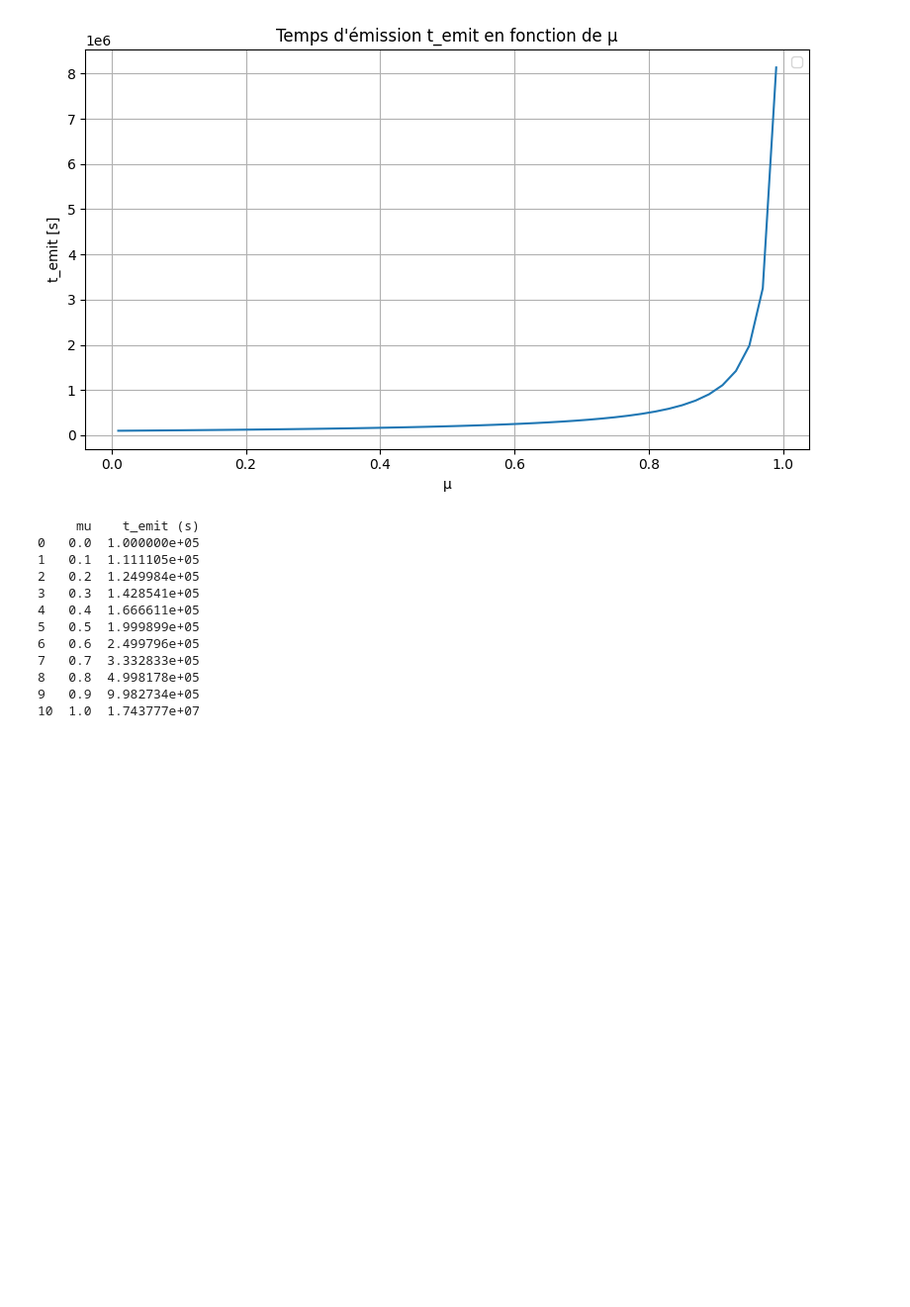
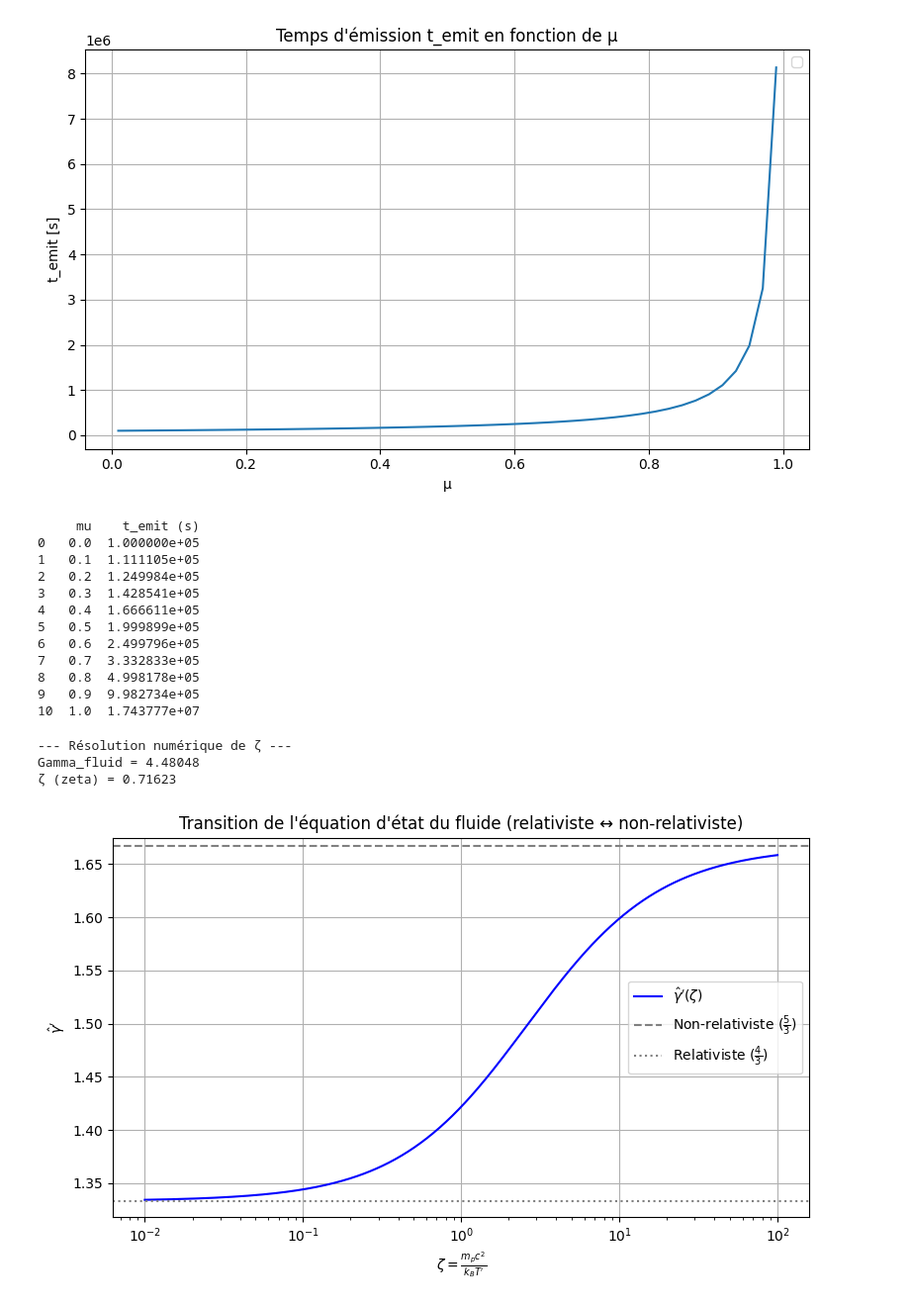
Before and after one commit to KSourya/Stage-M1, a Jupyter notebook: Stage_GRB.ipynb, the cells around one changed output. Shown at 99% size. Drawn from its saved outputs; the diff is of its cells as text; code cells hidden in the pictures; blank space fills up the shorter version.

Commit message:
zeta

```diff
--- a/Stage_GRB.ipynb
+++ b/Stage_GRB.ipynb
@@ -279,3 +314,36 @@ print(df)
 8   0.8  4.998178e+05
 9   0.9  9.982734e+05
 10  1.0  1.743777e+07
+# %%
+#Test méthode zeta
+Gamma_fluid, n_prime, e_prime = jet.downstream_properties(t_emit)
+zeta = jet.compute_zeta(Gamma_fluid)
+
+print("\n--- Résolution numérique de ζ ---")
+print(f"Gamma_fluid = {Gamma_fluid:.5f}")
+print(f"ζ (zeta) = {zeta:.5f}")
+# %% [output]
+--- Résolution numérique de ζ ---
+Gamma_fluid = 4.48048
+ζ (zeta) = 0.71623
+# %%
+# Espace des zeta logarithmique
+zeta_vals = np.logspace(-2, 2, 400)
+gamma_vals = [jet.gamma_hat(z) for z in zeta_vals]
+
+# Tracé
+plt.figure(figsize=(8,5))
+plt.plot(zeta_vals, gamma_vals, label=r'$\hat{\gamma}^\prime(\zeta)$', color='blue')
+plt.axhline(5/3, color='gray', linestyle='--', label=r'Non-relativiste ($\frac{5}{3}$)')
+plt.axhline(4/3, color='gray', linestyle=':', label=r'Relativiste ($\frac{4}{3}$)')
+
+plt.xscale('log')
+plt.xlabel(r'$\zeta = \frac{m_p c^2}{k_B T^\prime}$')
+plt.ylabel(r'$\hat{\gamma}^\prime$')
+plt.title("Transition de l'équation d'état du fluide (relativiste à non-relativiste)")
+plt.legend()
+plt.grid(True)
+plt.tight_layout()
+plt.show()
+# %% [output]
+[figure, added]
```
Also changed, not shown: parts of 3 cells of this notebook.
